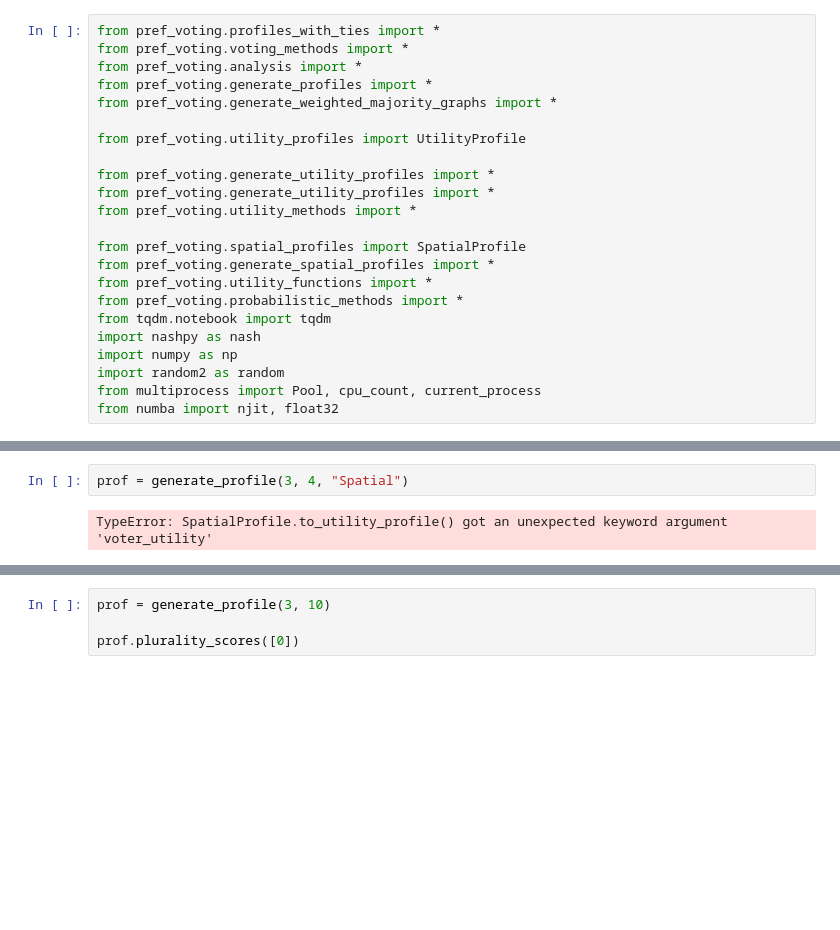
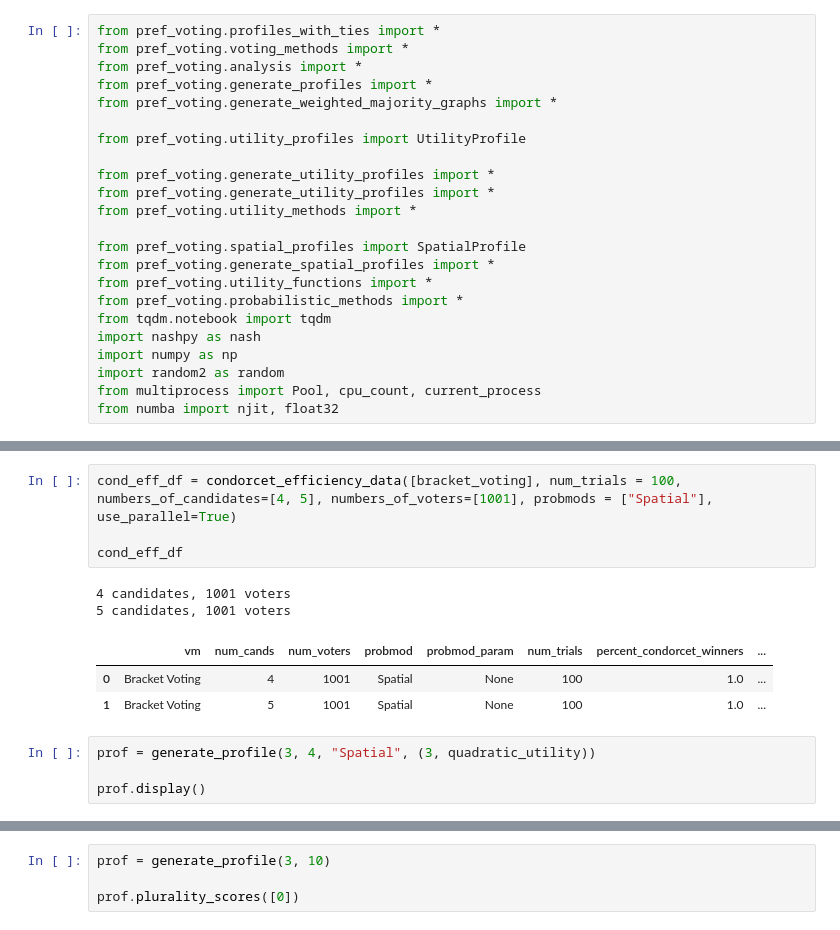
Before and after one commit to voting-tools/pref_voting, a Jupyter notebook: test.ipynb, the cells around one changed output, grey strips where cells are left out. Drawn from its saved outputs; the diff is of its cells as text; blank space fills up the shorter version.

```diff
--- a/test.ipynb
+++ b/test.ipynb
@@ -24,4 +36,14 @@ from numba import njit, float32
+# %%
+cond_eff_df = condorcet_efficiency_data([bracket_voting], num_trials = 100, numbers_of_candidates=[4, 5], numbers_of_voters=[1001], probmods = ["Spatial"], use_parallel=True)
+
+cond_eff_df
+# %% [output]
+4 candidates, 1001 voters
+5 candidates, 1001 voters
+|  | vm | num_cands | num_voters | probmod | probmod_param | num_trials | percent_condorcet_winners | ... |
+| 0 | Bracket Voting | 4 | 1001 | Spatial | None | 100 | 1.0 | ... |
+| 1 | Bracket Voting | 5 | 1001 | Spatial | None | 100 | 1.0 | ... |
 # %%
-prof = generate_profile(3, 4, "Spatial")
+prof = generate_profile(3, 4, "Spatial", (3, quadratic_utility))
+
+prof.display()
-# %% [output]
-TypeError: SpatialProfile.to_utility_profile() got an unexpected keyword argument 'voter_utility'
```
Also changed, not shown: parts of 2 cells of this notebook, 16 other files.
